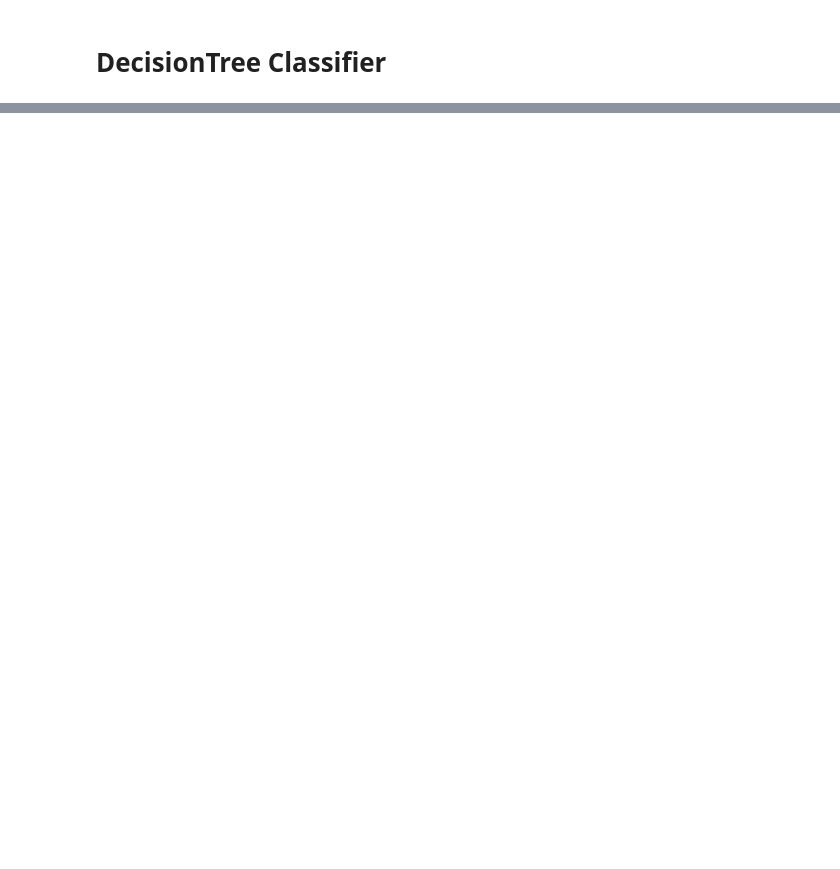
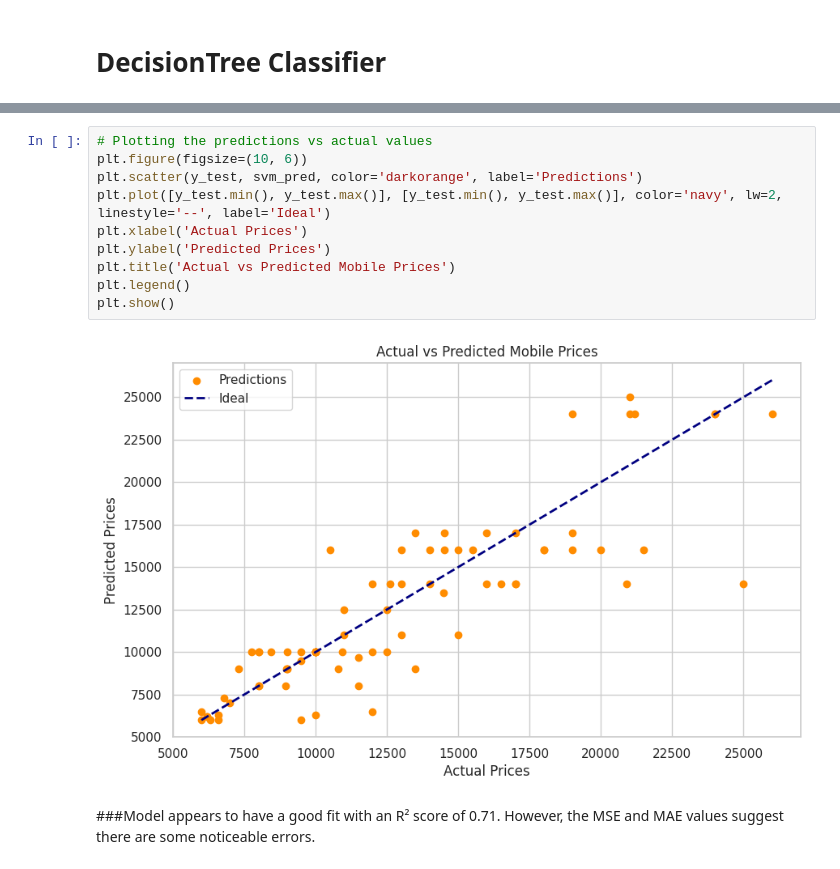
Before and after one commit to santoshdhalwalkar/MobilePhones, a Jupyter notebook: PricePredictionforMobilePhones.ipynb, the cells around one changed output, grey strips where cells are left out. Saved outputs shown, nothing was run; the diff lists cells and outputs as text; blank space fills up the shorter version.

```diff
--- a/PricePredictionforMobilePhones.ipynb
+++ b/PricePredictionforMobilePhones.ipynb
@@ -828,0 +912,14 @@ accuracy_score :
+# %%
+# Plotting the predictions vs actual values
+plt.figure(figsize=(10, 6))
+plt.scatter(y_test, svm_pred, color='darkorange', label='Predictions')
+plt.plot([y_test.min(), y_test.max()], [y_test.min(), y_test.max()], color='navy', lw=2, linestyle='--', label='Ideal')
+plt.xlabel('Actual Prices')
+plt.ylabel('Predicted Prices')
+plt.title('Actual vs Predicted Mobile Prices')
+plt.legend()
+plt.show()
+# %% [output]
+[figure, added]
+# %% [markdown]
+###Model appears to have a good fit with an R² score of 0.71. However, the MSE and MAE values suggest there are some noticeable errors.
```
Also changed, not shown: parts of 60 cells of this notebook.
